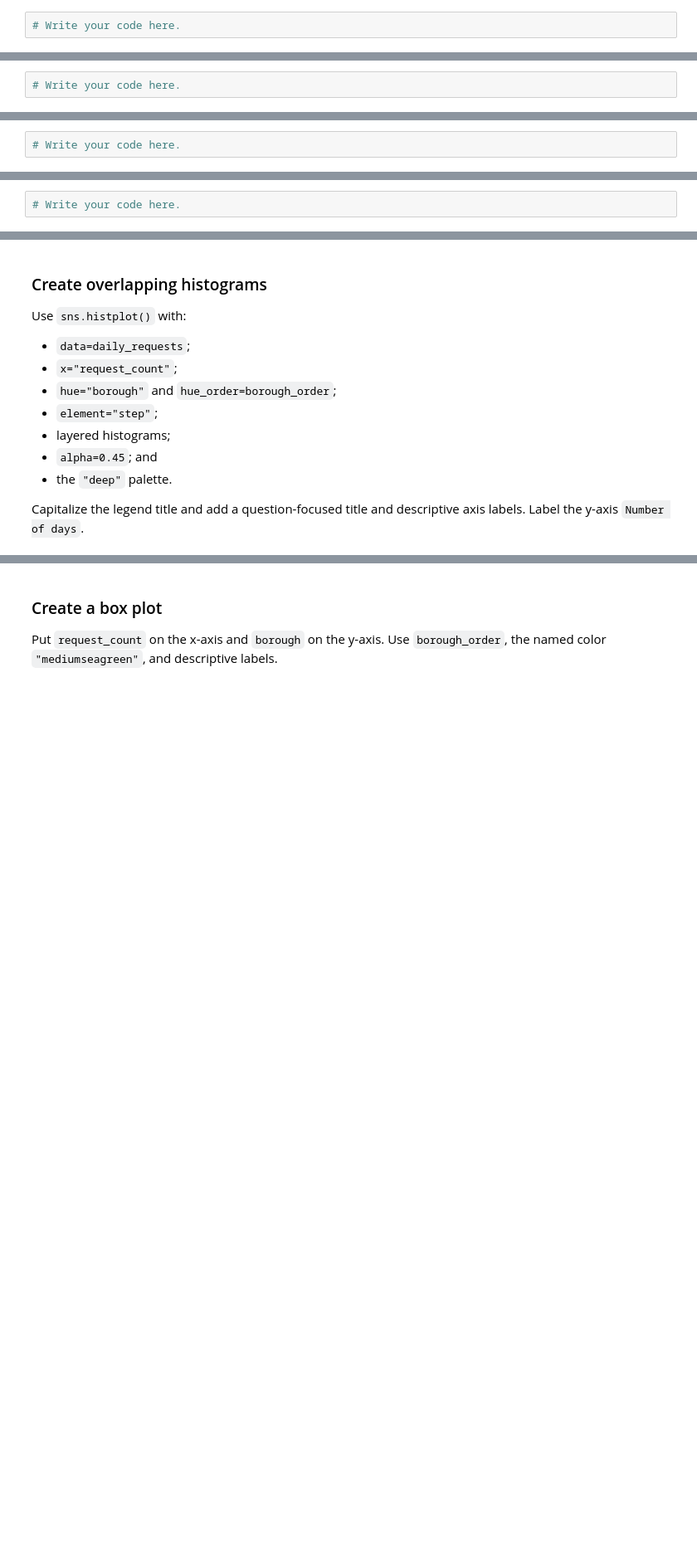
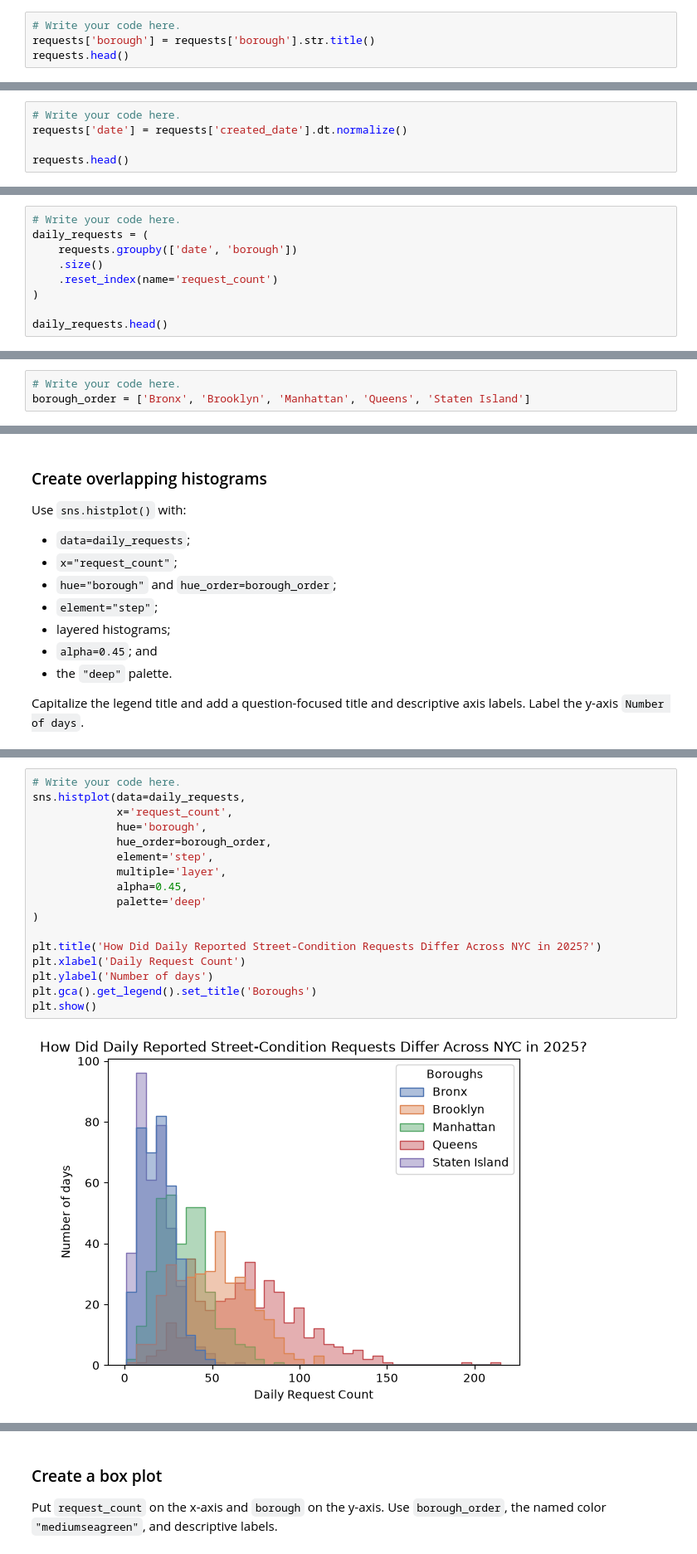
Before and after one commit to TagoeDev/Data_Visualization_and_Modeling_Campus, a Jupyter notebook: week02/lab/Lab - Comparing Distributions Across Groups.ipynb, the cells around one changed output, grey strips where cells are left out. Shown at 83% size. Cells and saved outputs as stored; diff of their text form; blank space fills up the shorter version.

```diff
--- a/week02/lab/Lab - Comparing Distributions Across Groups.ipynb
+++ b/week02/lab/Lab - Comparing Distributions Across Groups.ipynb
@@ -101,3 +143,5 @@ The source stores borough names in all capital letters. **Title case** capitaliz
 Use `.str.title()` to convert every value in `requests["borough"]` to title case and save the result back into the same feature.
 # %%
 # Write your code here.
+requests['borough'] = requests['borough'].str.title()
+requests.head()
@@ -111,3 +162,6 @@ Your answer:
 Create `requests["date"]` with `requests["created_date"].dt.normalize()`. The `.dt` accessor opens Pandas' datetime tools, and `.normalize()` sets the time in every value to midnight while preserving its calendar date.
 # %%
 # Write your code here.
+requests['date'] = requests['created_date'].dt.normalize()
+
+requests.head()
@@ -123,3 +184,10 @@ Create a DataFrame named `daily_requests` with this sequence:
 Display the first five rows.
 # %%
 # Write your code here.
+daily_requests = (
+    requests.groupby(['date', 'borough'])
+    .size()
+    .reset_index(name='request_count')
+)
+
+daily_requests.head()
@@ -137,6 +229,7 @@ Your answer:
 Create `borough_order` containing the five borough names in alphabetical order.
 # %%
 # Write your code here.
+borough_order = ['Bronx', 'Brooklyn', 'Manhattan', 'Queens', 'Staten Island']
 # %% [markdown]
 ### Calculate the mean daily request count
 
@@ -201,0 +323,19 @@ Your answer:
+# %%
+# Write your code here.
+sns.histplot(data=daily_requests,
+             x='request_count',
+             hue='borough',
+             hue_order=borough_order,
+             element='step',
+             multiple='layer',
+             alpha=0.45,
+             palette='deep'
+)
+
+plt.title('How Did Daily Reported Street-Condition Requests Differ Across NYC in 2025?')
+plt.xlabel('Daily Request Count')
+plt.ylabel('Number of days')
+plt.gca().get_legend().set_title('Boroughs')
+plt.show()
+# %% [output]
+[figure, added]
```
Also changed, not shown: parts of 59 cells of this notebook.
